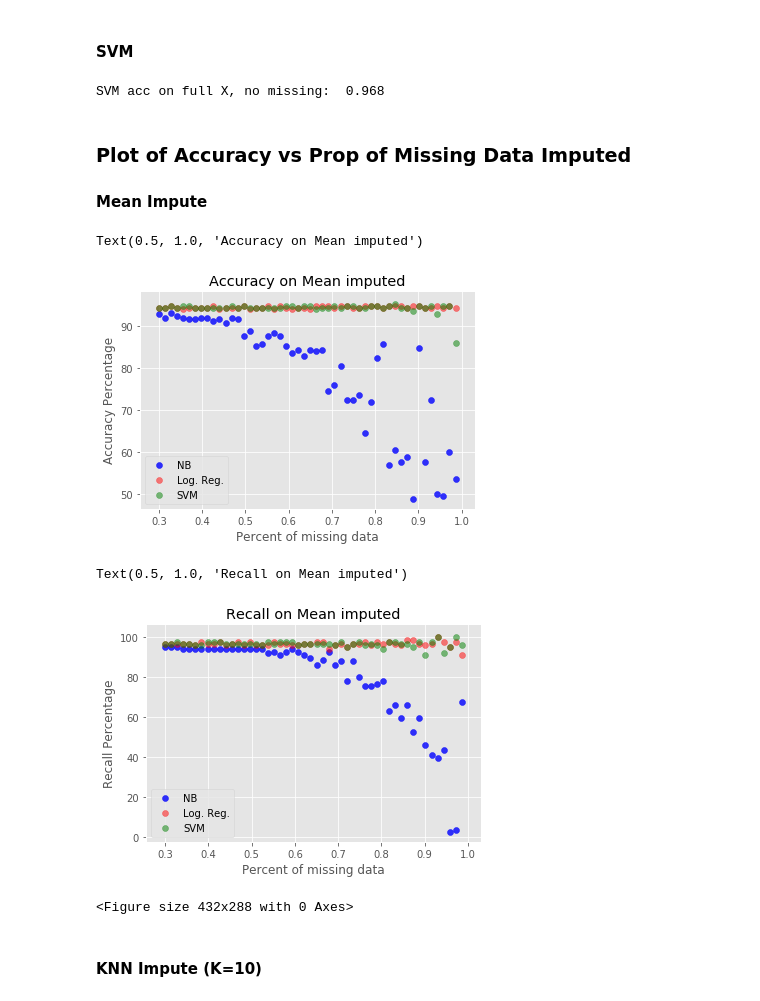
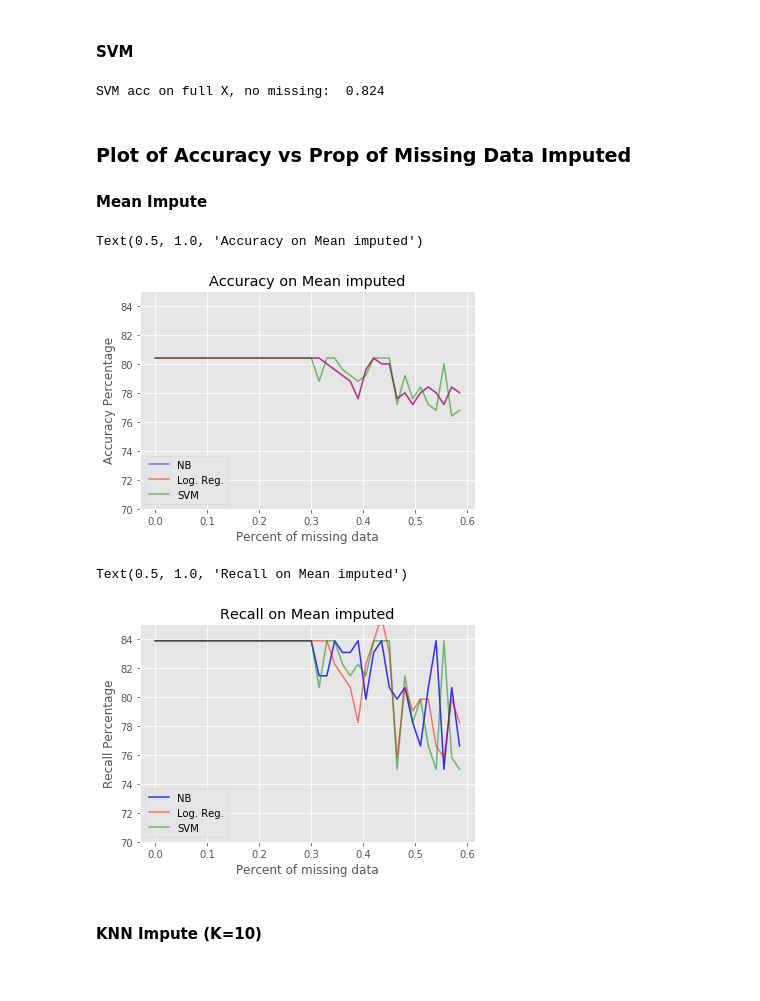
Before and after one commit to areichel90/DS5220-NaiveBayes, a Jupyter notebook: Missing_Values.ipynb, the cells around one changed output. Saved outputs shown, nothing was run; the diff lists cells and outputs as text; code cells hidden in the pictures.

```diff
--- a/Missing_Values.ipynb
+++ b/Missing_Values.ipynb
@@ -34,7 +34,7 @@ X,Y = datasets.make_classification(n_samples = n,
                                    n_redundant=0,
                                    n_informative=2,
                                    n_clusters_per_class=1,
-                                   class_sep=1,
+                                   class_sep=0.5,
                                    random_state=3)
 
 ## 0.25 of All data is saved for testing
@@ -212,11 +216,12 @@ plt.scatter(x=knnAccDF[0], y=knnAccDF[1])
 ## Arg X : original predictors
 ## Arg props: list of proportions to be missing
 ## return: list of df's with props of missing data from X
-def makeMissingList(X, props, ):
+def makeMissingList(X, props, normalized=True):
     X_missing_list = list()
     for i in props:
         newMissX = createNaNValues(X, i)
-        newMissX = npNormalize(newMissX)
+        if normalized:
+            newMissX = npNormalize(newMissX)
         X_missing_list.append(newMissX)
 
     return X_missing_list
@@ -226,15 +231,15 @@ def makeMissingList(X, props, ):
 ##  Args props : list of the proportions of missing data
 ##  Args impute: STRING how to impute (just mean or knn)
 ##  Args method: FUNCTION of how to get predictions
-def getMissingAccuracies(X, Y, props, impute = 'mean', method=gnb):
+def getMissingAccuracies(X, Y, props, impute = 'mean', method=gnb, normalized=True):
     imputeFunction = SimpleFill().fit_transform if impute == 'mean' else KNN(k=10, verbose=False).fit_transform
-    X_missing_list = makeMissingList(X, props)
+    X_missing_list = makeMissingList(X, props, normalized)
 
     missing_acc = list()
     missing_rec = list()
     for x in X_missing_list:
         x_imputed = pd.DataFrame(imputeFunction(x))
-        pred = getPrediction(x_imputed, Y, X_test, method)
+        pred = getPrediction(x_imputed, Y, X_test)
         acc = getAccuracy(Y_test, pred)
         rec = getRecall(Y_test, pred)
         missing_acc.append(acc)
@@ -266,12 +271,11 @@ svmFullPred = svmFullModel.predict(X_test)
 svmFullAcc = np.sum(svmFullPred==Y_test[0])/len(Y_test)
 print("SVM acc on full X, no missing: ", svmFullAcc)
 # %% [output]
-SVM acc on full X, no missing:  0.968
+SVM acc on full X, no missing:  0.824
 # %% [markdown]
 ### Plot of Accuracy vs Prop of Missing Data Imputed
 #### Mean Impute
 # %%
 ## Setting the range of proportion of missing data
-## 0.3 - 1, 50 values
-missingRange = np.arange(0.3,1, ((1-.3)/50))
+missingRange = np.arange(0,0.6, (.6/40))
 # %%
@@ -283,30 +292,28 @@ acc_mean_svm = getMissingAccuracies(X, Y, missingRange, method=svm)
 # %%
-plt.scatter(x=missingRange, y=(acc_mean_gnb[1]*100), c="blue", label="NB", alpha=0.8)
-plt.scatter(x=missingRange, y=(acc_mean_lr[1]*100), c='red', label="Log. Reg.", alpha=0.5)
-plt.scatter(x=missingRange, y=(acc_mean_svm[1]*100), c='green', label="SVM", alpha=0.5)
-plt.legend()
+plt.plot(missingRange, (acc_mean_lr[1]*100), c='blue', label="NB", alpha=0.5)
+plt.plot(missingRange, (acc_mean_lr[1]*100), c='red', label="Log. Reg.", alpha=0.5)
+plt.plot(missingRange, (acc_mean_svm[1]*100), c='green', label="SVM", alpha=0.5)
+plt.legend(loc=3)
+plt.ylim(70,85)
 plt.xlabel("Percent of missing data")
 plt.ylabel("Accuracy Percentage")
 plt.title("Accuracy on Mean imputed")
 # %% [output]
 Text(0.5, 1.0, 'Accuracy on Mean imputed')
-[figure, old version]
+[figure, new version]
 # %%
 plt.clf()
-plt.scatter(x=missingRange, y=(acc_mean_gnb[2]*100), c="blue", label="NB", alpha=0.8)
-plt.scatter(x=missingRange, y=(acc_mean_lr[2]*100), c='red', label="Log. Reg.", alpha=0.5)
-plt.scatter(x=missingRange, y=(acc_mean_svm[2]*100), c='green', label="SVM", alpha=0.5)
+plt.plot(missingRange,(acc_mean_gnb[2]*100), c="blue", label="NB", alpha=0.8)
+plt.plot(missingRange, (acc_mean_lr[2]*100), c='red', label="Log. Reg.", alpha=0.5)
+plt.plot(missingRange, (acc_mean_svm[2]*100), c='green', label="SVM", alpha=0.5)
 plt.legend()
+plt.ylim(70,85)
 plt.xlabel("Percent of missing data")
 plt.ylabel("Recall Percentage")
 plt.title("Recall on Mean imputed")
 # %% [output]
 Text(0.5, 1.0, 'Recall on Mean imputed')
-[figure, old version]
+[figure, new version]
-# %%
-plt.clf()
-# %% [output]
-<Figure size 432x288 with 0 Axes>
 # %% [markdown]
 #### KNN Impute (K=10)
 # %%
```
Also changed, not shown: parts of 26 cells of this notebook.
